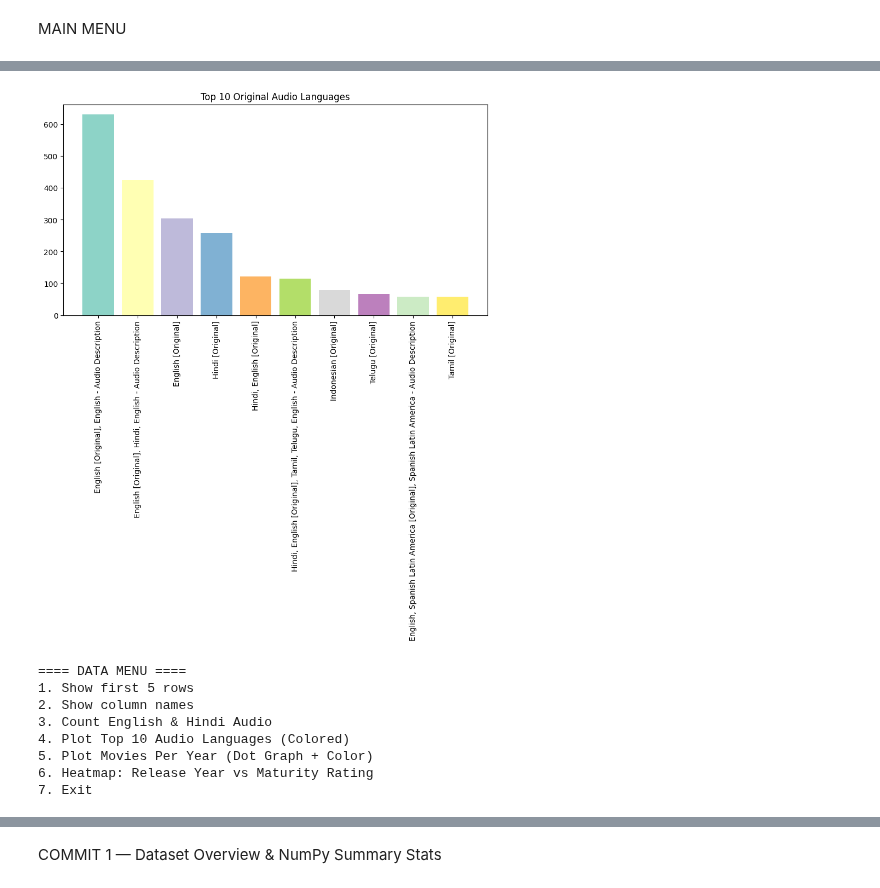
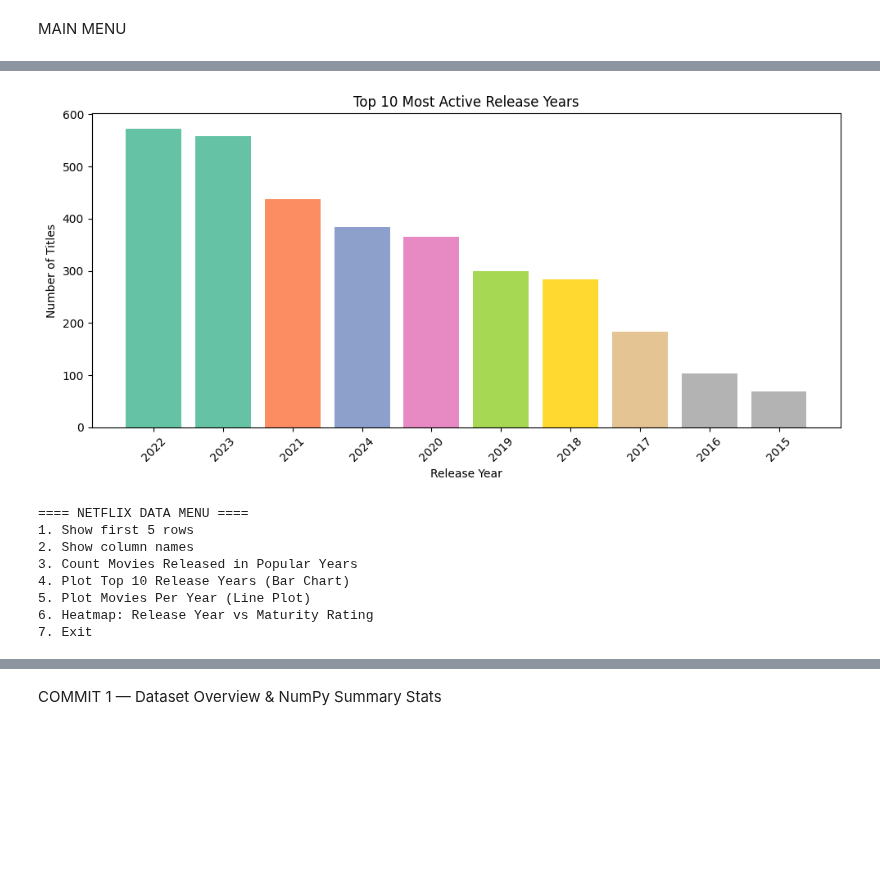
Before and after one commit to ameena0726-ops/Netflix-Analysis, a Jupyter notebook: Netflix_Content_Genre (1).ipynb, the cells around one changed output, grey strips where cells are left out. Cells and saved outputs as stored; diff of their text form; code cells hidden in the pictures; blank space fills up the shorter version.

Commit message:
Updated Graphs

```diff
--- a/Netflix_Content_Genre (1).ipynb
+++ b/Netflix_Content_Genre (1).ipynb
@@ -378,72 +410,75 @@ import pandas as pd
 import numpy as np
 import matplotlib.pyplot as plt
 
-# Load your dataset
 df = pd.read_csv("C:\\Users\\Admin\\Desktop\\NETFLIX\\Netflix-Analysis\\SUBHAN_cleaned.csv")
 
 def menu():
-    print("\n==== DATA MENU ====")
+    print("\n==== NETFLIX DATA MENU ====")
     print("1. Show first 5 rows")
     print("2. Show column names")
-    print("3. Count English & Hindi Audio")
-    print("4. Plot Top 10 Audio Languages (Colored)")
-    print("5. Plot Movies Per Year (Dot Graph + Color)")
+    print("3. Count Movies Released in Popular Years")
+    print("4. Plot Top 10 Release Years (Bar Chart)")
+    print("5. Plot Movies Per Year (Line Plot)")
     print("6. Heatmap: Release Year vs Maturity Rating")
     print("7. Exit")
     return int(input("Choose (1-7): "))
 
 while True:
+
     choice = menu()
 
-    # 1) First 5 rows
+    # 1) First rows
     if choice == 1:
+        print("\n--- FIRST 5 ROWS ---")
         print(df.head())
 
     # 2) Column names
     elif choice == 2:
+        print("\n--- COLUMN NAMES ---")
         print(df.columns)
 
-    # 3) English & Hindi counts
+    # 3) Count Release Year Frequency
     elif choice == 3:
-        english = df['Original Audio'].astype(str).str.contains("English", na=False).sum()
-        hindi = df['Original Audio'].astype(str).str.contains("Hindi", na=False).sum()
-        print("\nEnglish:", english)
-        print("Hindi:", hindi)
+        year_count = df["Release Year"].value_counts()
+        print("\n--- MOST COMMON RELEASE YEARS ---")
+        print(year_count.head(10))
 
-    # 4) Top 10 Audio Languages — Colored Bar Chart
+    # 4) Top 10 Release Years — Bar Chart
     elif choice == 4:
-        audio_counts = df['Original Audio'].value_counts().head(10)
-        colors = plt.cm.Set3(np.linspace(0, 1, 10))
+        year_count = df["Release Year"].value_counts().head(10)
+        colors = plt.cm.Set2(np.linspace(0, 1, len(year_count)))
 
         plt.figure(figsize=(10, 5))
-        plt.bar(audio_counts.index, audio_counts.values, color=colors)
-        plt.xticks(rotation=90)
-        plt.title("Top 10 Original Audio Languages")
+        plt.bar(year_count.index.astype(str), year_count.values, color=colors)
+        plt.xticks(rotation=45)
+        plt.xlabel("Release Year")
+        plt.ylabel("Number of Titles")
+        plt.title("Top 10 Most Active Release Years")
+        plt.tight_layout()
         plt.show()
 
-    # 5) Releases Per Year — Dot Graph + Color
+    # 5) Full Release Year Trend — Line Plot
     elif choice == 5:
-        year_freq = df['Release Year'].value_counts().sort_index()
+        year_freq = df["Release Year"].value_counts().sort_index()
 
-        plt.figure(figsize=(10, 5))
-        plt.plot(year_freq.index, year_freq.values, marker='o', color='red')
-        plt.title("Releases Per Year")
+        plt.figure(figsize=(11, 5))
+        plt.plot(year_freq.index, year_freq.values, marker='o', linewidth=2)
+        plt.title("Movie Release Trend Over the Years")
         plt.xlabel("Year")
-        plt.ylabel("Count")
-        plt.grid(True)
+        plt.ylabel("Number of Titles")
+        plt.grid(alpha=0.4)
+        plt.tight_layout()
         plt.show()
 
-    # 6) Heatmap: Year vs Maturity Rating
+    # 6) Heatmap: Release Year vs Maturity Rating
     elif choice == 6:
-        ct = pd.crosstab(df['Release Year'], df['Maturity Rating'])
+        ct = pd.crosstab(df["Release Year"], df["Maturity Rating"])
 
-        plt.figure(figsize=(10, 6))
-        plt.imshow(ct, cmap='coolwarm', aspect='auto')
+        plt.figure(figsize=(12, 6))
+        plt.imshow(ct, cmap='viridis', aspect='auto')
         plt.colorbar(label="Count")
-
-        plt.xticks(ticks=np.arange(len(ct.columns)), labels=ct.columns, rotation=90)
-        plt.yticks(ticks=np.arange(len(ct.index)), labels=ct.index)
-
+        plt.xticks(np.arange(len(ct.columns)), ct.columns, rotation=90)
+        plt.yticks(np.arange(len(ct.index)), ct.index)
         plt.title("Heatmap: Release Year vs Maturity Rating")
         plt.tight_layout()
         plt.show()
@@ -454,5 +489,5 @@ while True:
         break
 
     else:
-        print("Invalid choice, try again!")
+        print("Invalid choice!")
 # %% [output]
@@ -474,11 +509,11 @@ while True:
 6. Heatmap: Release Year vs Maturity Rating
 7. Exit
-[figure, old version]
+[figure, new version]
-==== DATA MENU ====
+==== NETFLIX DATA MENU ====
 1. Show first 5 rows
 2. Show column names
-3. Count English & Hindi Audio
-4. Plot Top 10 Audio Languages (Colored)
-5. Plot Movies Per Year (Dot Graph + Color)
+3. Count Movies Released in Popular Years
+4. Plot Top 10 Release Years (Bar Chart)
+5. Plot Movies Per Year (Line Plot)
 6. Heatmap: Release Year vs Maturity Rating
 7. Exit
```
Also changed, not shown: parts of 17 cells of this notebook.
